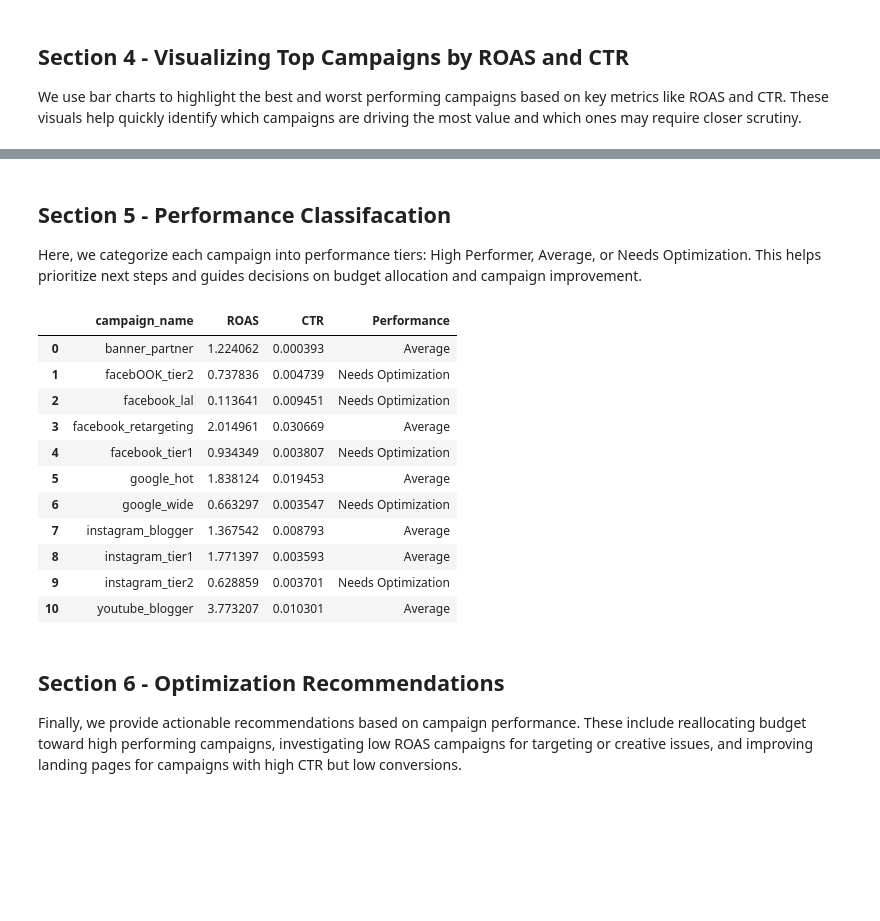
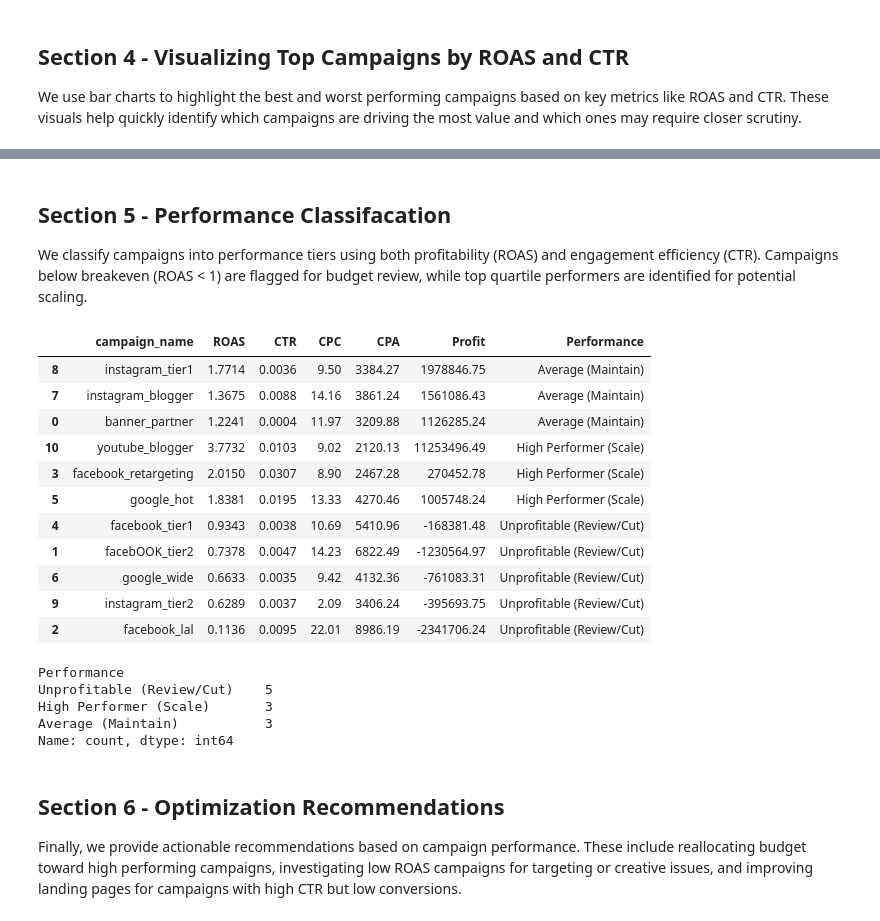
Before and after one commit to ayushpuri123/Campaign-optimisation, a Jupyter notebook: Campaign optimisation/Campaign Optimisation.ipynb, the cells around one changed output, grey strips where cells are left out. Cells and saved outputs as stored; diff of their text form; code cells hidden in the pictures; blank space fills up the shorter version.

```diff
--- a/Campaign optimisation/Campaign Optimisation.ipynb
+++ b/Campaign optimisation/Campaign Optimisation.ipynb
@@ -20,5 +21,5 @@ import matplotlib.pyplot as plt
 # %%
-df = pd.read_csv('/kaggle/input/analyze-the-marketing-spending/Marketing.csv')
+df = pd.read_csv('Marketing.csv')
 df.head()
 # %% [output]
 |  | id | c_date | campaign_name | category | campaign_id | impressions | mark_spent | clicks | leads | ... |
@@ -75,6 +173,7 @@ campaign_summary
 
 We use bar charts to highlight the best and worst performing campaigns based on key metrics like ROAS and CTR. These visuals help quickly identify which campaigns are driving the most value and which ones may require closer scrutiny.
 # %%
+campaign_summary['CTR_pct'] = campaign_summary['CTR'] * 100
 plt.figure(figsize=(10, 6))
 sns.barplot(data=campaign_summary.sort_values('ROAS', ascending=False), x='ROAS', y='campaign_name', palette='crest')
 plt.title('Top Campaigns by ROAS')
@@ -95,32 +200,61 @@ plt.show()
 # %% [markdown]
 ## Section 5 - Performance Classifacation
 
-Here, we categorize each campaign into performance tiers: High Performer, Average, or Needs Optimization. This helps prioritize next steps and guides decisions on budget allocation and campaign improvement.
+We classify campaigns into performance tiers using both profitability (ROAS) and engagement efficiency (CTR). Campaigns below breakeven (ROAS < 1) are flagged for budget review, while top quartile performers are identified for potential scaling.
 # %%
-# Flag high-performing and underperforming campaigns
+# Quantile thresholds (top/bottom quartiles)
+roas_75 = campaign_summary['ROAS'].quantile(0.75)
+roas_25 = campaign_summary['ROAS'].quantile(0.25)
+ctr_75  = campaign_summary['CTR'].quantile(0.75)
+ctr_25  = campaign_summary['CTR'].quantile(0.25)
+
 def performance_tag(row):
-    if row['ROAS'] > 1.5 and row['CTR'] > 0.05:
-        return 'High Performer'
-    elif row['ROAS'] < 1.0:
+    # 1) Profitability gate (most important)
+    if pd.isna(row['ROAS']):
+        return 'Insufficient Data'
+    if row['ROAS'] < 1:
+        return 'Unprofitable (Review/Cut)'
+
+    # 2) Clear winners to scale
+    if row['ROAS'] >= roas_75 and row['CTR'] >= ctr_75:
+        return 'High Performer (Scale)'
+
+    # 3) Weak efficiency even if not below 1 (optimize)
+    if row['ROAS'] <= roas_25:
         return 'Needs Optimization'
-    else:
-        return 'Average'
+
+    # 4) Engagement-led opportunities (good CTR, ok ROAS)
+    if row['CTR'] >= ctr_75 and row['ROAS'] < roas_75:
+        return 'High CTR (Improve CVR)'
+
+    return 'Average (Maintain)'
 
 campaign_summary['Performance'] = campaign_summary.apply(performance_tag, axis=1)
-campaign_summary[['campaign_name', 'ROAS', 'CTR', 'Performance']]
+
+# Show results (sorted so it reads like a report)
+cols_to_show = ['campaign_name','ROAS','CTR','CPC','CPA','Profit','Performance']
+campaign_summary[cols_to_show].sort_values(['Performance','ROAS'], ascending=[True, False])
 # %% [output]
-|  | campaign_name | ROAS | CTR | Performance |
-| 0 | banner_partner | 1.224062 | 0.000393 | Average |
-| 1 | facebOOK_tier2 | 0.737836 | 0.004739 | Needs Optimization |
-| 2 | facebook_lal | 0.113641 | 0.009451 | Needs Optimization |
-| 3 | facebook_retargeting | 2.014961 | 0.030669 | Average |
-| 4 | facebook_tier1 | 0.934349 | 0.003807 | Needs Optimization |
-| 5 | google_hot | 1.838124 | 0.019453 | Average |
-| 6 | google_wide | 0.663297 | 0.003547 | Needs Optimization |
-| 7 | instagram_blogger | 1.367542 | 0.008793 | Average |
-| 8 | instagram_tier1 | 1.771397 | 0.003593 | Average |
-| 9 | instagram_tier2 | 0.628859 | 0.003701 | Needs Optimization |
-| 10 | youtube_blogger | 3.773207 | 0.010301 | Average |
+|  | campaign_name | ROAS | CTR | CPC | CPA | Profit | Performance |
+| 8 | instagram_tier1 | 1.7714 | 0.0036 | 9.50 | 3384.27 | 1978846.75 | Average (Maintain) |
+| 7 | instagram_blogger | 1.3675 | 0.0088 | 14.16 | 3861.24 | 1561086.43 | Average (Maintain) |
+| 0 | banner_partner | 1.2241 | 0.0004 | 11.97 | 3209.88 | 1126285.24 | Average (Maintain) |
+| 10 | youtube_blogger | 3.7732 | 0.0103 | 9.02 | 2120.13 | 11253496.49 | High Performer (Scale) |
+| 3 | facebook_retargeting | 2.0150 | 0.0307 | 8.90 | 2467.28 | 270452.78 | High Performer (Scale) |
+| 5 | google_hot | 1.8381 | 0.0195 | 13.33 | 4270.46 | 1005748.24 | High Performer (Scale) |
+| 4 | facebook_tier1 | 0.9343 | 0.0038 | 10.69 | 5410.96 | -168381.48 | Unprofitable (Review/Cut) |
+| 1 | facebOOK_tier2 | 0.7378 | 0.0047 | 14.23 | 6822.49 | -1230564.97 | Unprofitable (Review/Cut) |
+| 6 | google_wide | 0.6633 | 0.0035 | 9.42 | 4132.36 | -761083.31 | Unprofitable (Review/Cut) |
+| 9 | instagram_tier2 | 0.6289 | 0.0037 | 2.09 | 3406.24 | -395693.75 | Unprofitable (Review/Cut) |
+| 2 | facebook_lal | 0.1136 | 0.0095 | 22.01 | 8986.19 | -2341706.24 | Unprofitable (Review/Cut) |
+# %%
+campaign_summary['Performance'].value_counts()
+# %% [output]
+Performance
+Unprofitable (Review/Cut)    5
+High Performer (Scale)       3
+Average (Maintain)           3
+Name: count, dtype: int64
 # %% [markdown]
 ## Section 6 - Optimization Recommendations
 
```
Also changed, not shown: parts of 14 cells of this notebook, 3 other files.
